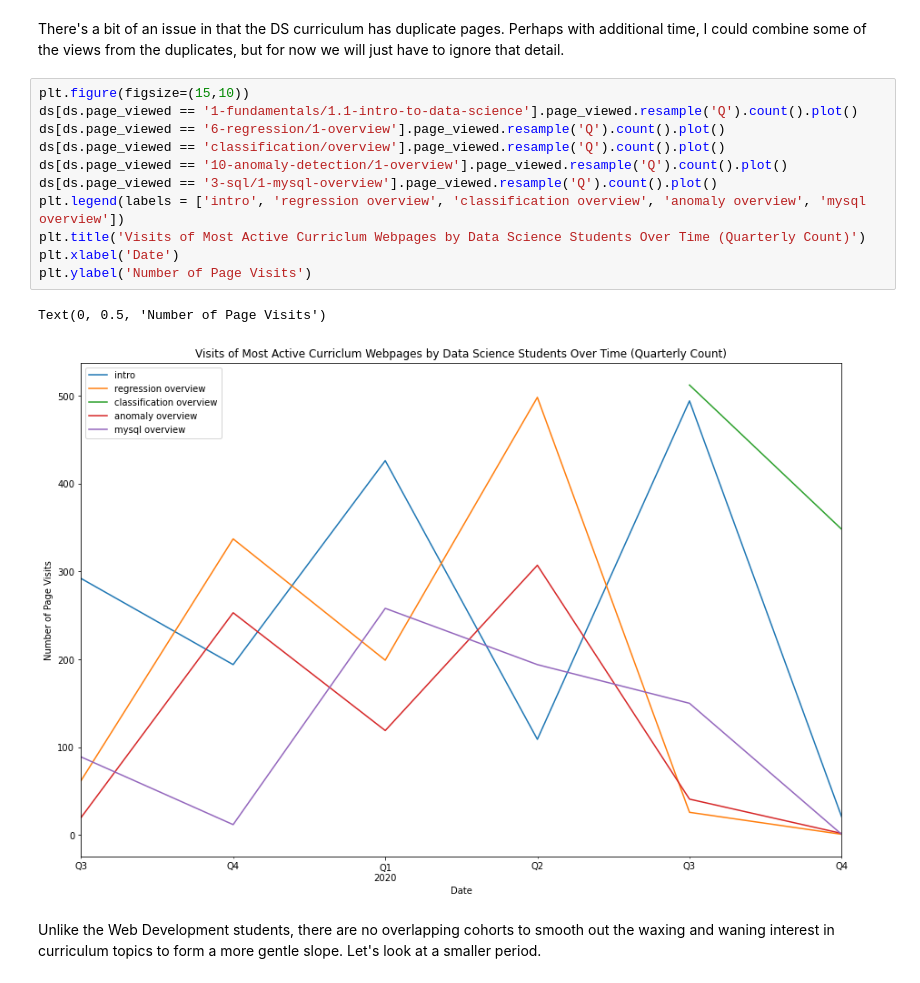
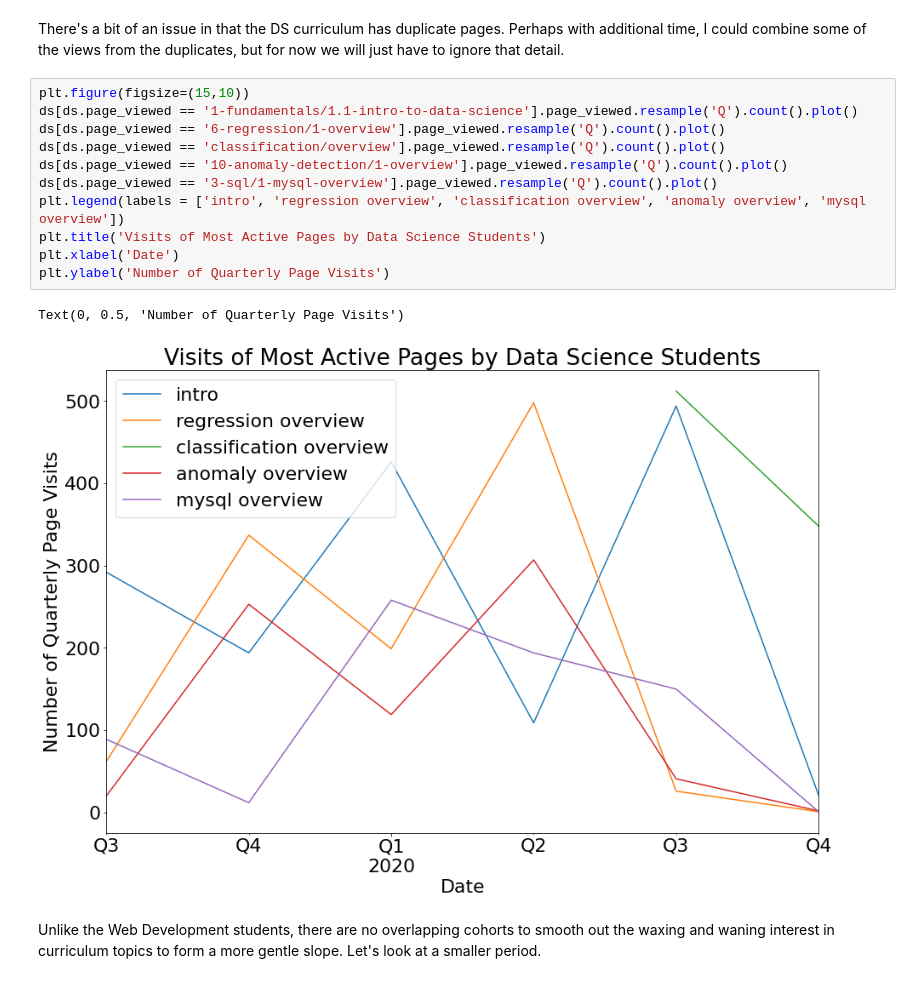
Before and after one commit to adam-gomez/code-dependent-students, a Jupyter notebook: explore_scratchbook.ipynb, the cells around one changed output. Cells and saved outputs as stored; diff of their text form.

```diff
--- a/explore_scratchbook.ipynb
+++ b/explore_scratchbook.ipynb
@@ -262,17 +262,17 @@ There's a bit of an issue in that the DS curriculum has duplicate pages. Perhaps
 # %%
 plt.figure(figsize=(15,10))
 ds[ds.page_viewed == '1-fundamentals/1.1-intro-to-data-science'].page_viewed.resample('Q').count().plot()
 ds[ds.page_viewed == '6-regression/1-overview'].page_viewed.resample('Q').count().plot()
 ds[ds.page_viewed == 'classification/overview'].page_viewed.resample('Q').count().plot()
 ds[ds.page_viewed == '10-anomaly-detection/1-overview'].page_viewed.resample('Q').count().plot()
 ds[ds.page_viewed == '3-sql/1-mysql-overview'].page_viewed.resample('Q').count().plot()
 plt.legend(labels = ['intro', 'regression overview', 'classification overview', 'anomaly overview', 'mysql overview'])
-plt.title('Visits of Most Active Curriclum Webpages by Data Science Students Over Time (Quarterly Count)')
+plt.title('Visits of Most Active Pages by Data Science Students')
 plt.xlabel('Date')
-plt.ylabel('Number of Page Visits')
+plt.ylabel('Number of Quarterly Page Visits')
 # %% [output]
-Text(0, 0.5, 'Number of Page Visits')
+Text(0, 0.5, 'Number of Quarterly Page Visits')
-[figure, old version]
+[figure, new version]
 # %% [markdown]
 Unlike the Web Development students, there are no overlapping cohorts to smooth out the waxing and waning interest in curriculum topics to form a more gentle slope. Let's look at a smaller period.
 # %%
```
Also changed, not shown: parts of 7 cells of this notebook.
